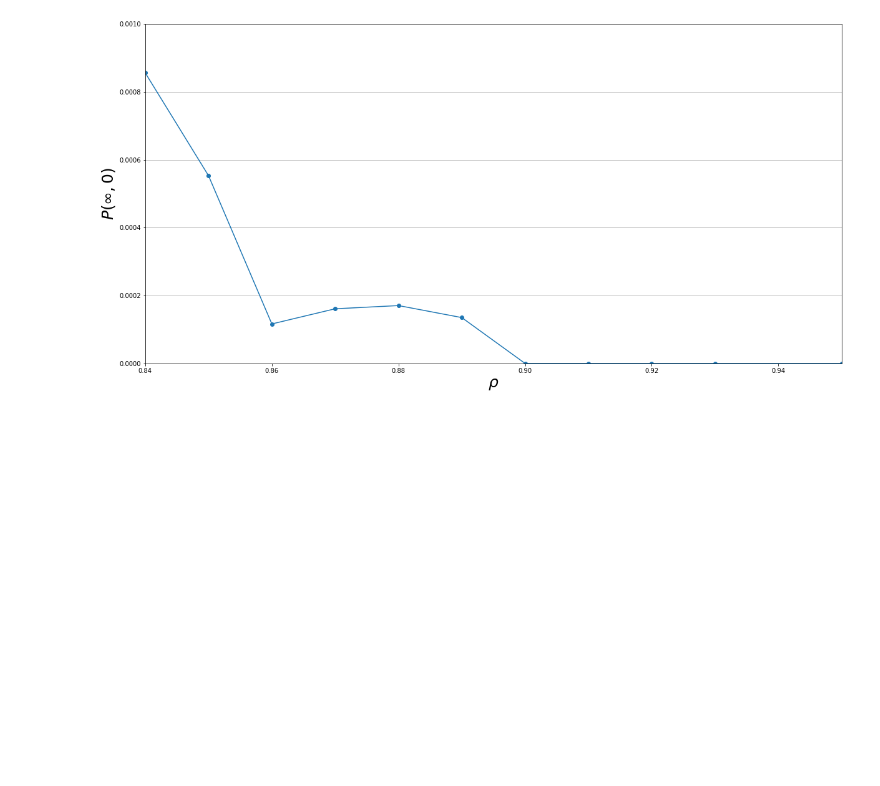
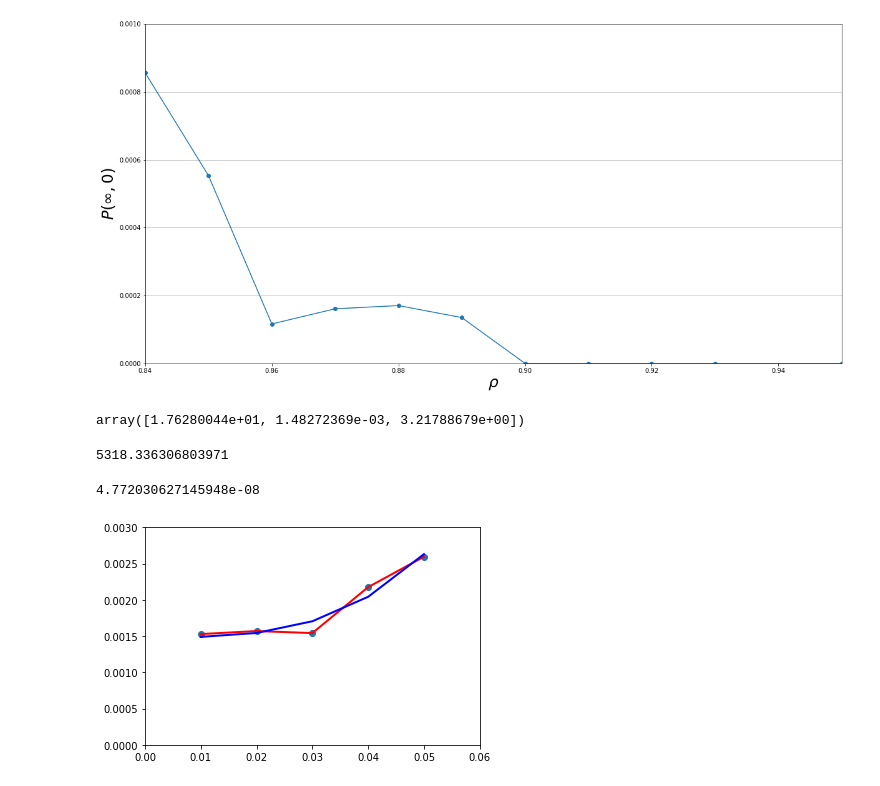
Before and after one commit to bu147/spatial-games-square-grid, a Jupyter notebook: site disorder crit.ipynb, the cells around one changed output. Saved outputs shown, nothing was run; the diff lists cells and outputs as text; code cells hidden in the pictures; blank space fills up the shorter version.

```diff
--- a/site disorder crit.ipynb
+++ b/site disorder crit.ipynb
@@ -197,0 +233,34 @@ ax.set_ylim(0, 0.001)
+# %%
+def f(p, alpha, A, B):
+    return alpha * p ** B + A
+# %%
+pdata = np.arange(0.01, 0.06, 0.01)
+# %%
+y = all_pers_close[8:3:-1]
+# %%
+opt, cov = so.curve_fit(f, pdata, y)
+# %%
+opt
+# %% [output]
+array([1.76280044e+01, 1.48272369e-03, 3.21788679e+00])
+# %%
+lin_dev =  sum(cov[0])
+print(lin_dev)
+# %% [output]
+5318.336306803971
+# %%
+residuals = y - f(pdata, *opt)
+fres = sum(residuals**2)
+print(fres)
+# %% [output]
+4.772030627145948e-08
+# %%
+fig, ax = plt.subplots()
+ax.scatter(pdata, y)
+ax.plot(pdata, y, 'r', lw=2)
+ax.plot(pdata, f(pdata, *opt), 'b', lw=2)
+ax.set_xlim(0, 0.06)
+ax.set_ylim(0, 0.003)
+plt.show()
+# %% [output]
+[figure, added]
```
Also changed, not shown: parts of 11 cells of this notebook, 1 other file.
